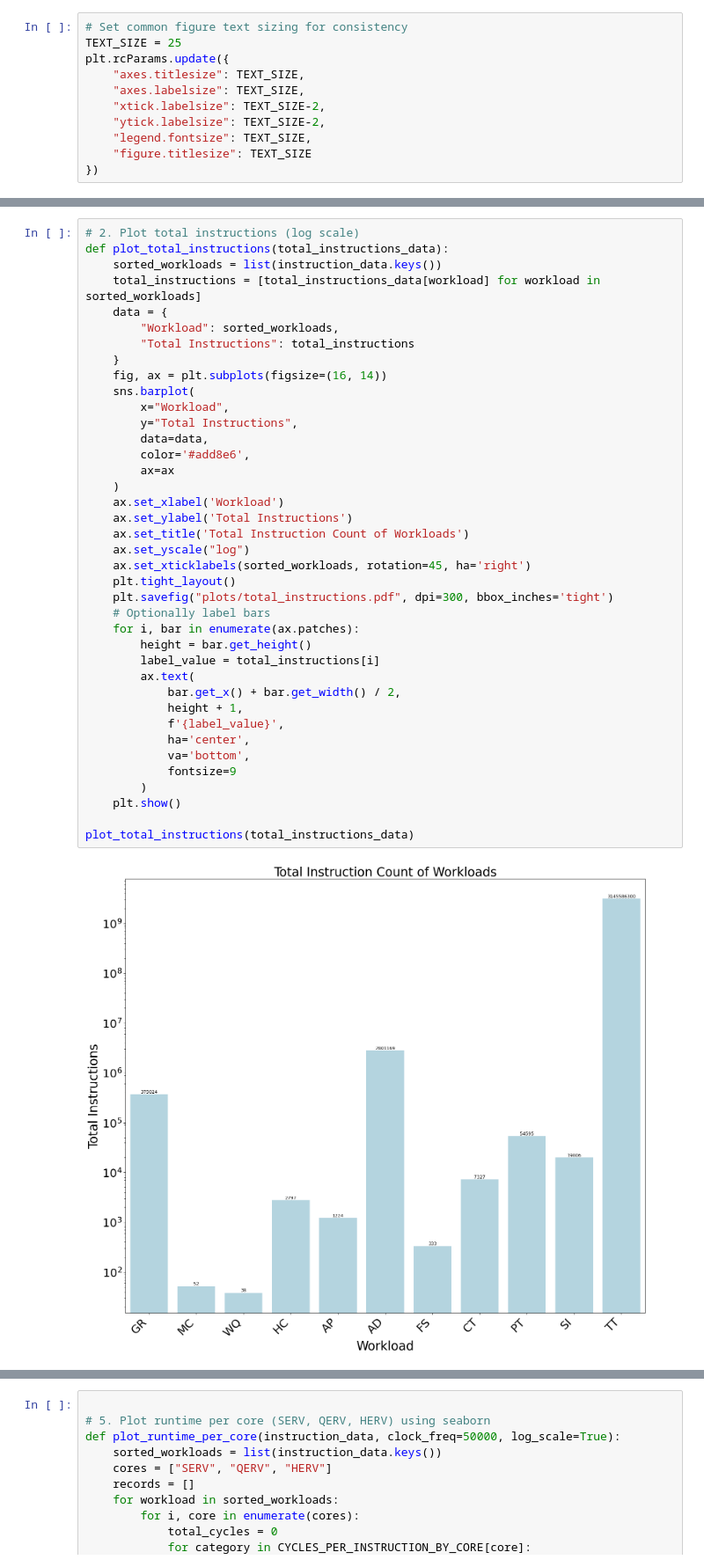
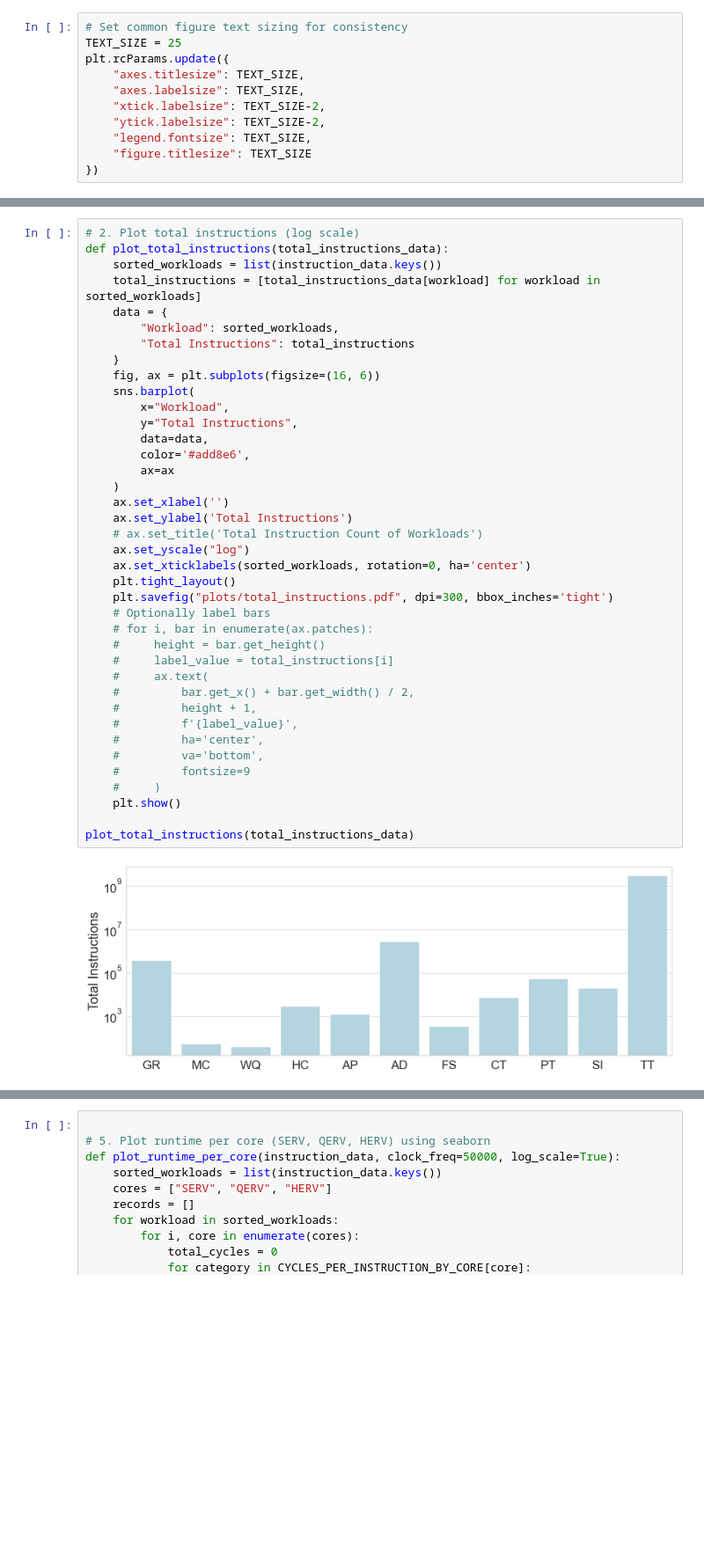
Before and after one commit to ShvetankPrakash/FlexiFlow, a Jupyter notebook: model/FlexiBenchAnalysis.ipynb, the cells around one changed output, grey strips where cells are left out. Shown at 88% size. Saved outputs shown, nothing was run; the diff lists cells and outputs as text; blank space fills up the shorter version.

```diff
--- a/model/FlexiBenchAnalysis.ipynb
+++ b/model/FlexiBenchAnalysis.ipynb
@@ -208,44 +208,44 @@ plot_instruction_mix(instruction_data, total_instructions_data)
 # %%
 # 2. Plot total instructions (log scale)
 def plot_total_instructions(total_instructions_data):
     sorted_workloads = list(instruction_data.keys())
     total_instructions = [total_instructions_data[workload] for workload in sorted_workloads]
     data = {
         "Workload": sorted_workloads,
         "Total Instructions": total_instructions
     }
-    fig, ax = plt.subplots(figsize=(16, 14))
+    fig, ax = plt.subplots(figsize=(16, 6))
     sns.barplot(
         x="Workload",
         y="Total Instructions",
         data=data,
         color='#add8e6',
         ax=ax
     )
-    ax.set_xlabel('Workload')
+    ax.set_xlabel('')
     ax.set_ylabel('Total Instructions')
-    ax.set_title('Total Instruction Count of Workloads')
+    # ax.set_title('Total Instruction Count of Workloads')
     ax.set_yscale("log")
-    ax.set_xticklabels(sorted_workloads, rotation=45, ha='right')
+    ax.set_xticklabels(sorted_workloads, rotation=0, ha='center')
     plt.tight_layout()
     plt.savefig("plots/total_instructions.pdf", dpi=300, bbox_inches='tight')
     # Optionally label bars
-    for i, bar in enumerate(ax.patches):
-        height = bar.get_height()
-        label_value = total_instructions[i]
-        ax.text(
-            bar.get_x() + bar.get_width() / 2,
-            height + 1,
-            f'{label_value}',
-            ha='center',
-            va='bottom',
-            fontsize=9
-        )
+    # for i, bar in enumerate(ax.patches):
+    #     height = bar.get_height()
+    #     label_value = total_instructions[i]
+    #     ax.text(
+    #         bar.get_x() + bar.get_width() / 2,
+    #         height + 1,
+    #         f'{label_value}',
+    #         ha='center',
+    #         va='bottom',
+    #         fontsize=9
+    #     )
     plt.show()
 
 plot_total_instructions(total_instructions_data)
 # %% [output]
-[figure, old version]
+[figure, new version]
 # %%
 
 # 3. Plot total cycles per instruction (stacked bar, log scale) using seaborn
```
Also changed, not shown: parts of 3 cells of this notebook, 2 other files.
